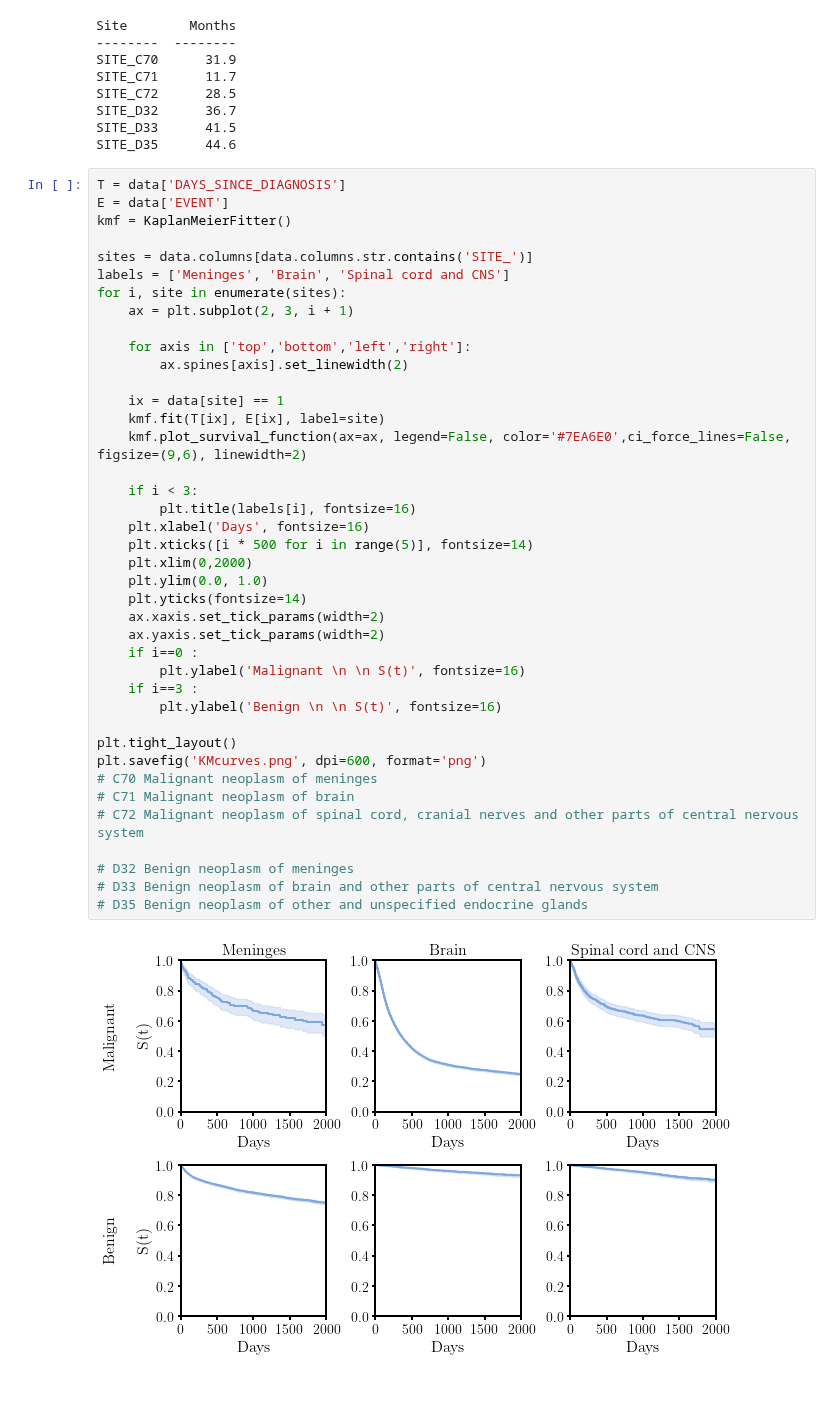
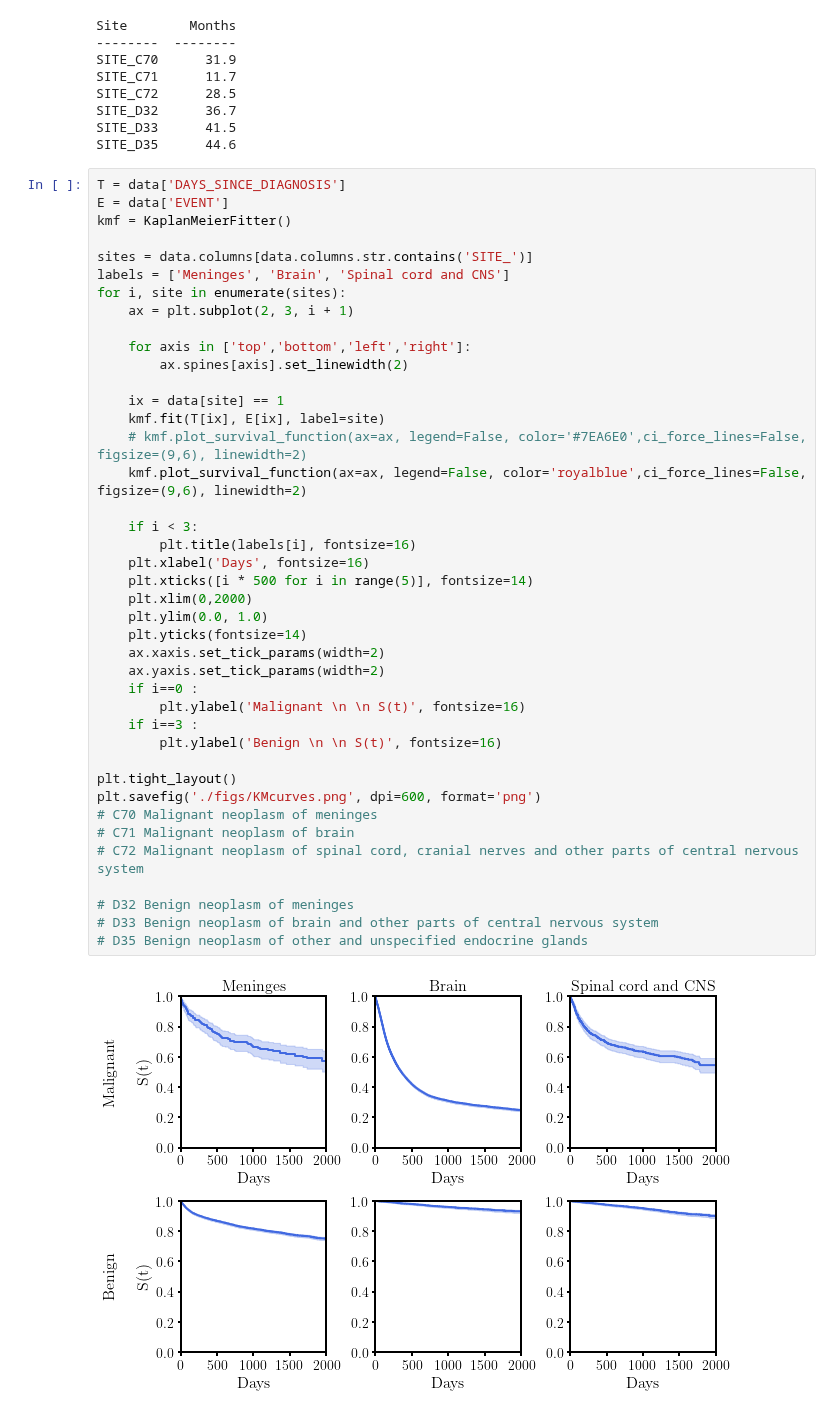
Before and after one commit to dkaizhang/federated-survival, a Jupyter notebook: km.ipynb, the cells around one changed output. Saved outputs shown, nothing was run; the diff lists cells and outputs as text.

Commit message:
Path change and color change

```diff
--- a/km.ipynb
+++ b/km.ipynb
@@ -59,33 +59,34 @@ for i, site in enumerate(sites):
 
     for axis in ['top','bottom','left','right']:
         ax.spines[axis].set_linewidth(2)
 
     ix = data[site] == 1
     kmf.fit(T[ix], E[ix], label=site)
-    kmf.plot_survival_function(ax=ax, legend=False, color='#7EA6E0',ci_force_lines=False, figsize=(9,6), linewidth=2)
+    # kmf.plot_survival_function(ax=ax, legend=False, color='#7EA6E0',ci_force_lines=False, figsize=(9,6), linewidth=2)
+    kmf.plot_survival_function(ax=ax, legend=False, color='royalblue',ci_force_lines=False, figsize=(9,6), linewidth=2)
 
     if i < 3:
         plt.title(labels[i], fontsize=16)
     plt.xlabel('Days', fontsize=16)
     plt.xticks([i * 500 for i in range(5)], fontsize=14)
     plt.xlim(0,2000)
     plt.ylim(0.0, 1.0)
     plt.yticks(fontsize=14)
     ax.xaxis.set_tick_params(width=2)
     ax.yaxis.set_tick_params(width=2)
     if i==0 :
         plt.ylabel('Malignant \n \n S(t)', fontsize=16)
     if i==3 :
         plt.ylabel('Benign \n \n S(t)', fontsize=16)
 
 plt.tight_layout()
-plt.savefig('KMcurves.png', dpi=600, format='png')
+plt.savefig('./figs/KMcurves.png', dpi=600, format='png')
 # C70 Malignant neoplasm of meninges
 # C71 Malignant neoplasm of brain
 # C72 Malignant neoplasm of spinal cord, cranial nerves and other parts of central nervous system
 
 # D32 Benign neoplasm of meninges
 # D33 Benign neoplasm of brain and other parts of central nervous system
 # D35 Benign neoplasm of other and unspecified endocrine glands
 # %% [output]
-[figure, old version]
+[figure, new version]
```
